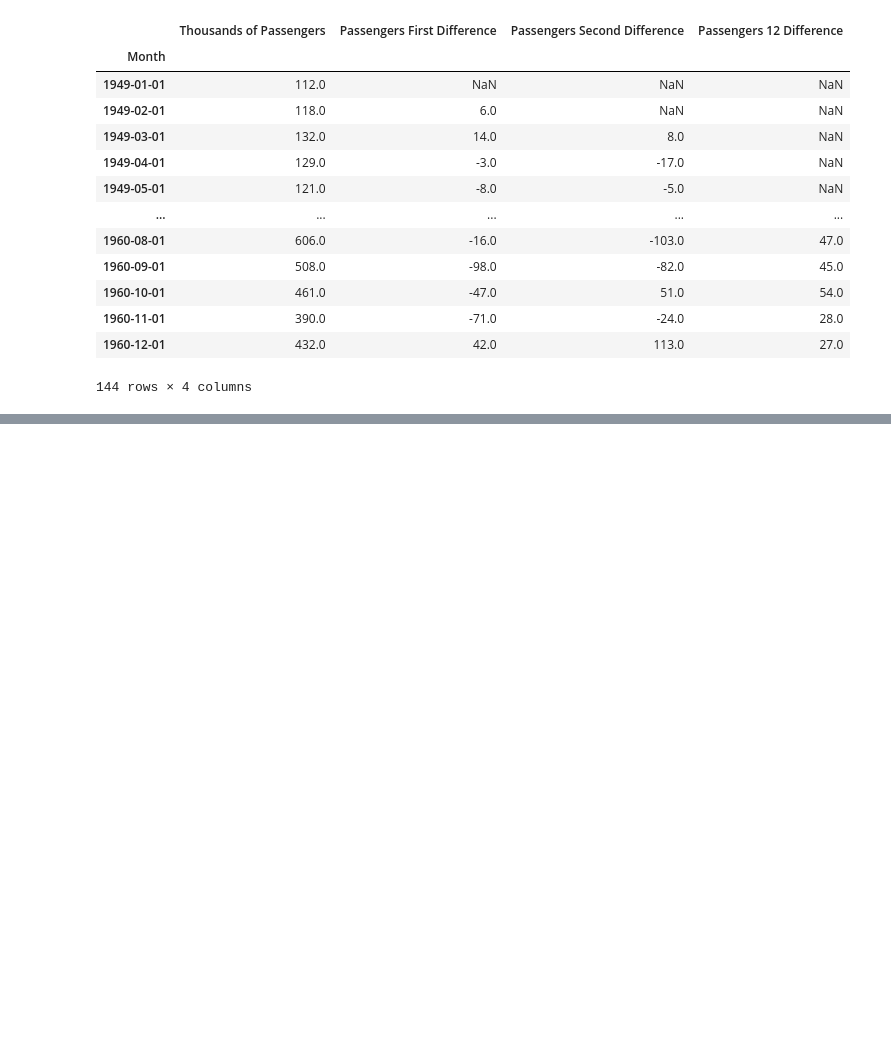
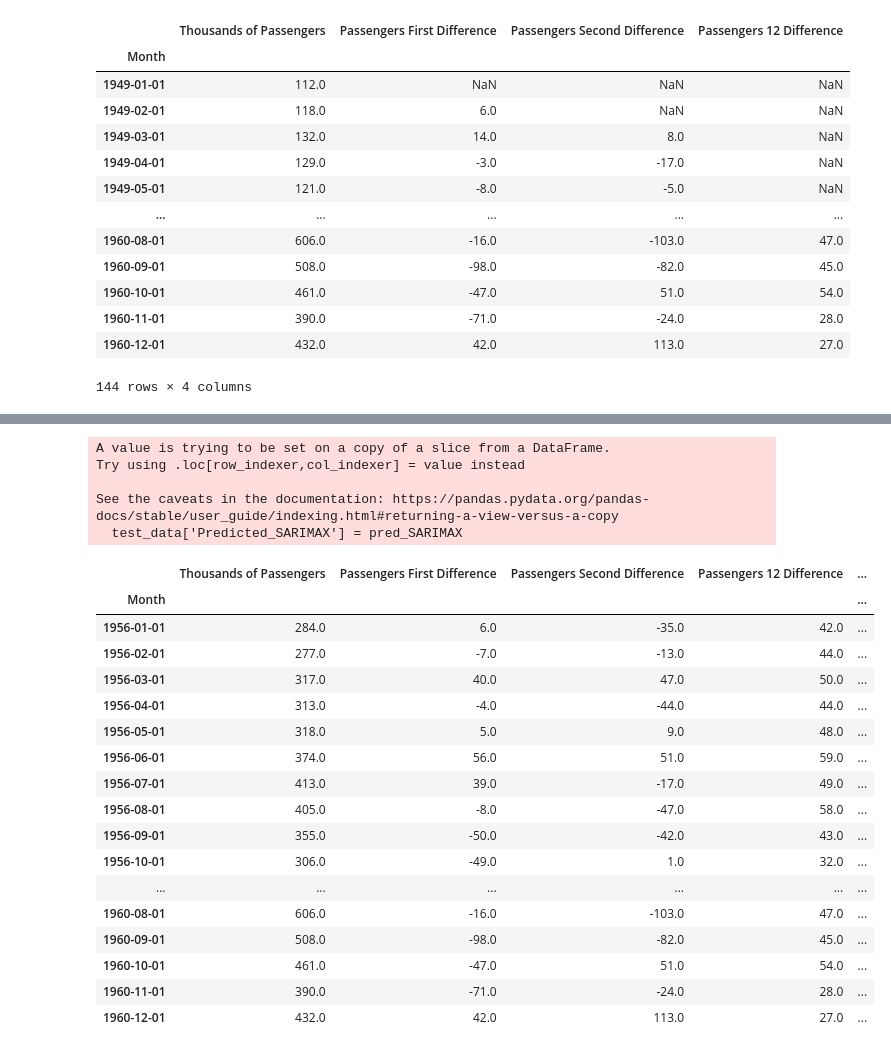
Before and after one commit to Zenith1618/Time-Series-Analysis, a Jupyter notebook: Time_Series2.ipynb, the cells around one changed output, grey strips where cells are left out. Cells and saved outputs as stored; diff of their text form; code cells hidden in the pictures; blank space fills up the shorter version.

```diff
--- a/Time_Series2.ipynb
+++ b/Time_Series2.ipynb
@@ -190,0 +358,2 @@ df_airline
+# %%
+model_SARIMAX_fit = model_SARIMAX.fit()
@@ -190,0 +399,6 @@ df_airline
+# %%
+# Prediction
+pred_start_date = test_data.index[0]
+pred_end_date = test_data.index[-1]
+print(pred_start_date)
+print(pred_end_date)
@@ -190,0 +408,3 @@ df_airline
+# %%
+pred_SARIMAX = model_SARIMAX_fit.predict(start=pred_start_date, end=pred_end_date)
+residuals = test_data['Thousands of Passengers'] - pred_SARIMAX
@@ -190,0 +421,29 @@ df_airline
+# %%
+test_data['Predicted_SARIMAX'] = pred_SARIMAX
+# %% [output]
+A value is trying to be set on a copy of a slice from a DataFrame.
+Try using .loc[row_indexer,col_indexer] = value instead
+
+See the caveats in the documentation: https://pandas.pydata.org/pandas-docs/stable/user_guide/indexing.html#returning-a-view-versus-a-copy
+  test_data['Predicted_SARIMAX'] = pred_SARIMAX
+# %%
+test_data
+# %% [output]
+|  | Thousands of Passengers | Passengers First Difference | Passengers Second Difference | Passengers 12 Difference | ... |
+| Month |  |  |  |  | ... |
+| 1956-01-01 | 284.0 | 6.0 | -35.0 | 42.0 | ... |
+| 1956-02-01 | 277.0 | -7.0 | -13.0 | 44.0 | ... |
+| 1956-03-01 | 317.0 | 40.0 | 47.0 | 50.0 | ... |
+| 1956-04-01 | 313.0 | -4.0 | -44.0 | 44.0 | ... |
+| 1956-05-01 | 318.0 | 5.0 | 9.0 | 48.0 | ... |
+| 1956-06-01 | 374.0 | 56.0 | 51.0 | 59.0 | ... |
+| 1956-07-01 | 413.0 | 39.0 | -17.0 | 49.0 | ... |
+| 1956-08-01 | 405.0 | -8.0 | -47.0 | 58.0 | ... |
+| 1956-09-01 | 355.0 | -50.0 | -42.0 | 43.0 | ... |
+| 1956-10-01 | 306.0 | -49.0 | 1.0 | 32.0 | ... |
+| ... | ... | ... | ... | ... | ... |
+| 1960-08-01 | 606.0 | -16.0 | -103.0 | 47.0 | ... |
+| 1960-09-01 | 508.0 | -98.0 | -82.0 | 45.0 | ... |
+| 1960-10-01 | 461.0 | -47.0 | 51.0 | 54.0 | ... |
+| 1960-11-01 | 390.0 | -71.0 | -24.0 | 28.0 | ... |
+| 1960-12-01 | 432.0 | 42.0 | 113.0 | 27.0 | ... |
```
Also changed, not shown: parts of 27 cells of this notebook.
